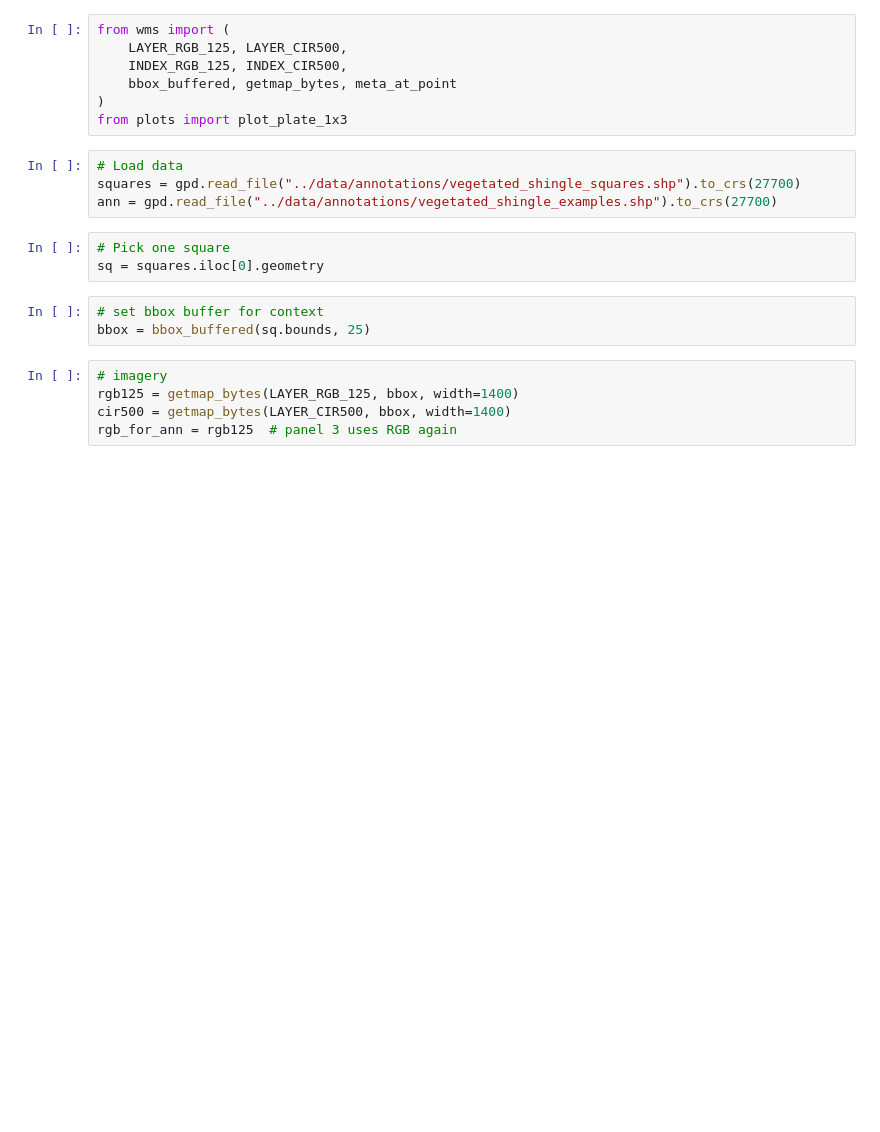
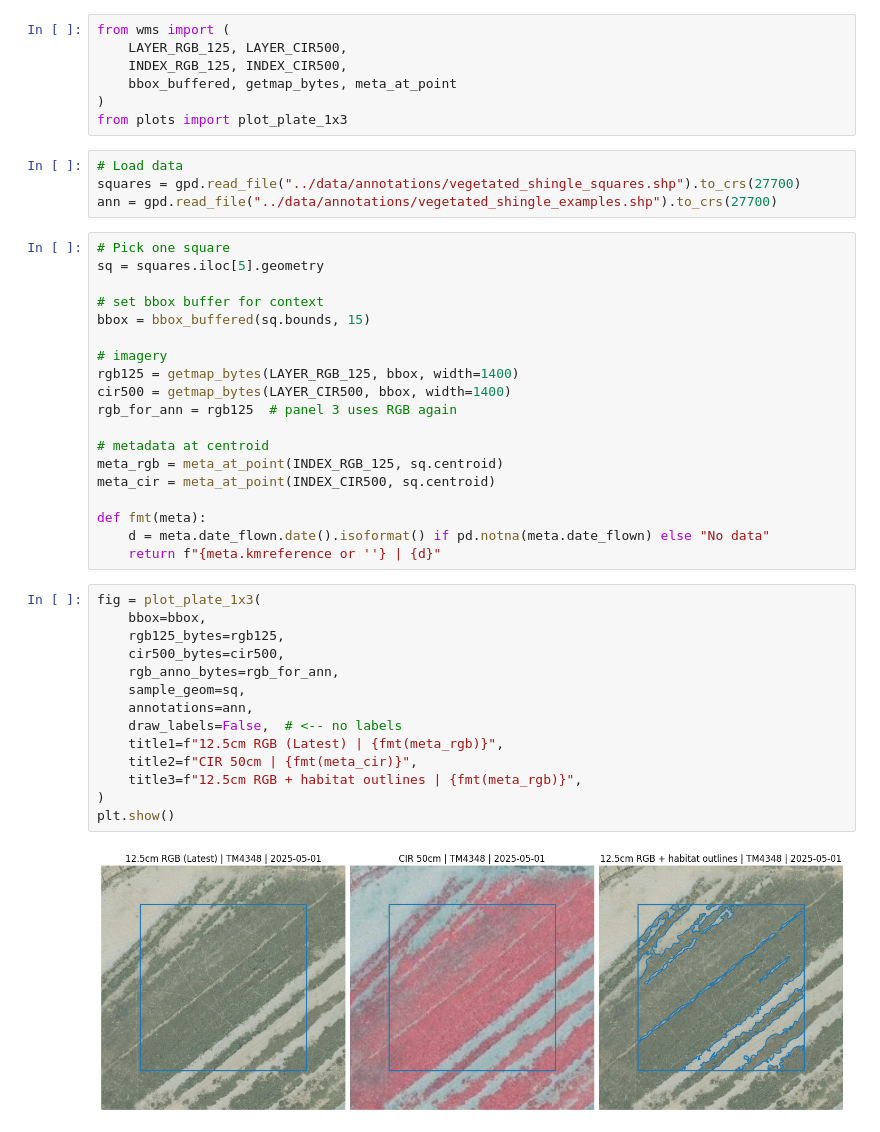
Before and after one commit to pdnpa/PL-Interpretation-Key, a Jupyter notebook: code/class_figures.ipynb, the cells around one changed output. Cells and saved outputs as stored; diff of their text form; blank space fills up the shorter version.

Commit message:
figure plots

```diff
--- a/code/class_figures.ipynb
+++ b/code/class_figures.ipynb
@@ -19,14 +20,38 @@ from plots import plot_plate_1x3
 # Load data
 squares = gpd.read_file("../data/annotations/vegetated_shingle_squares.shp").to_crs(27700)
 ann = gpd.read_file("../data/annotations/vegetated_shingle_examples.shp").to_crs(27700)
-# %%
-# Pick one square
-sq = squares.iloc[0].geometry
 # %%
+# Pick one square
+sq = squares.iloc[5].geometry
+
 # set bbox buffer for context
-bbox = bbox_buffered(sq.bounds, 25)
+bbox = bbox_buffered(sq.bounds, 15)
+
+# imagery
+rgb125 = getmap_bytes(LAYER_RGB_125, bbox, width=1400)
+cir500 = getmap_bytes(LAYER_CIR500, bbox, width=1400)
+rgb_for_ann = rgb125  # panel 3 uses RGB again
+
+# metadata at centroid
+meta_rgb = meta_at_point(INDEX_RGB_125, sq.centroid)
+meta_cir = meta_at_point(INDEX_CIR500, sq.centroid)
+
+def fmt(meta):
+    d = meta.date_flown.date().isoformat() if pd.notna(meta.date_flown) else "No data"
+    return f"{meta.kmreference or ''} | {d}"
-# %%
-# imagery
-rgb125 = getmap_bytes(LAYER_RGB_125, bbox, width=1400)
-cir500 = getmap_bytes(LAYER_CIR500, bbox, width=1400)
-rgb_for_ann = rgb125  # panel 3 uses RGB again
+# %%
+fig = plot_plate_1x3(
+    bbox=bbox,
+    rgb125_bytes=rgb125,
+    cir500_bytes=cir500,
+    rgb_anno_bytes=rgb_for_ann,
+    sample_geom=sq,
+    annotations=ann,
+    draw_labels=False,  # <-- no labels
+    title1=f"12.5cm RGB (Latest) | {fmt(meta_rgb)}",
+    title2=f"CIR 50cm | {fmt(meta_cir)}",
+    title3=f"12.5cm RGB + habitat outlines | {fmt(meta_rgb)}",
+)
+plt.show()
+# %% [output]
+[figure, added]
```
Also changed, not shown: parts of 1 cell of this notebook.
